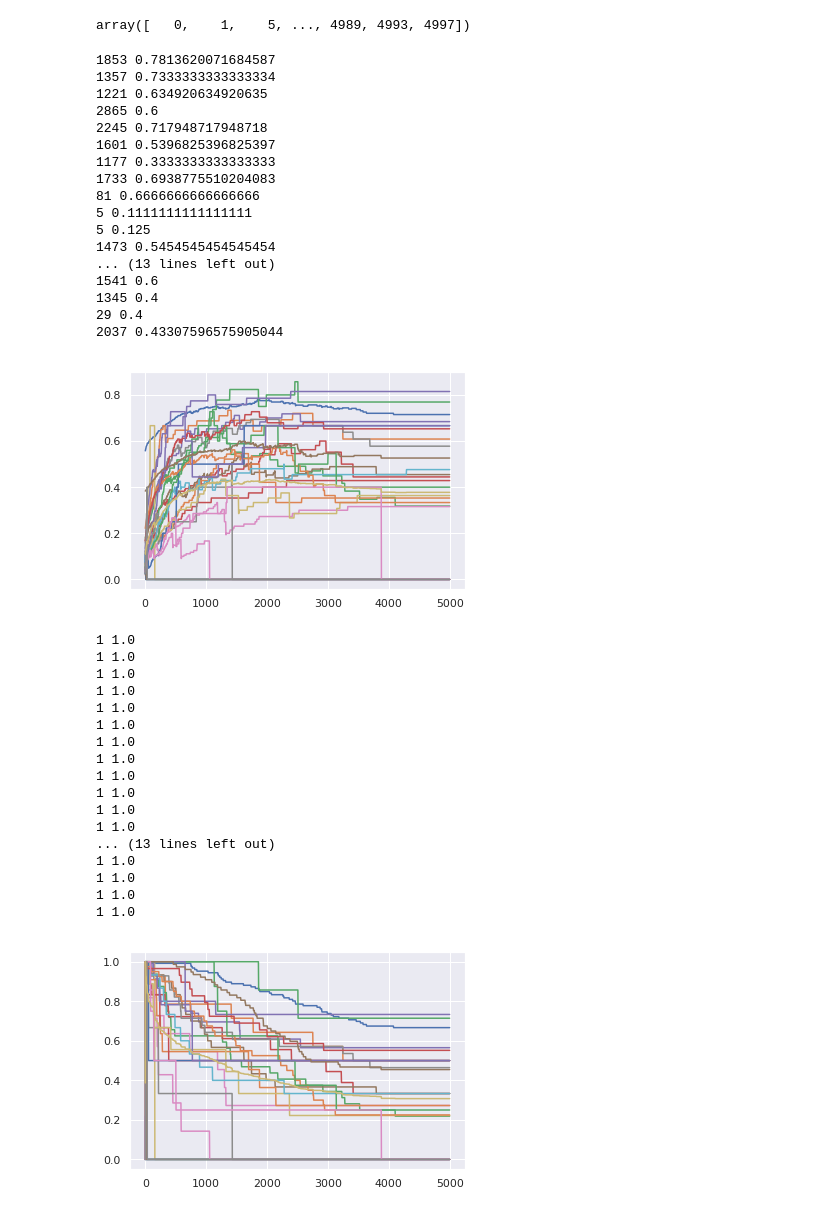
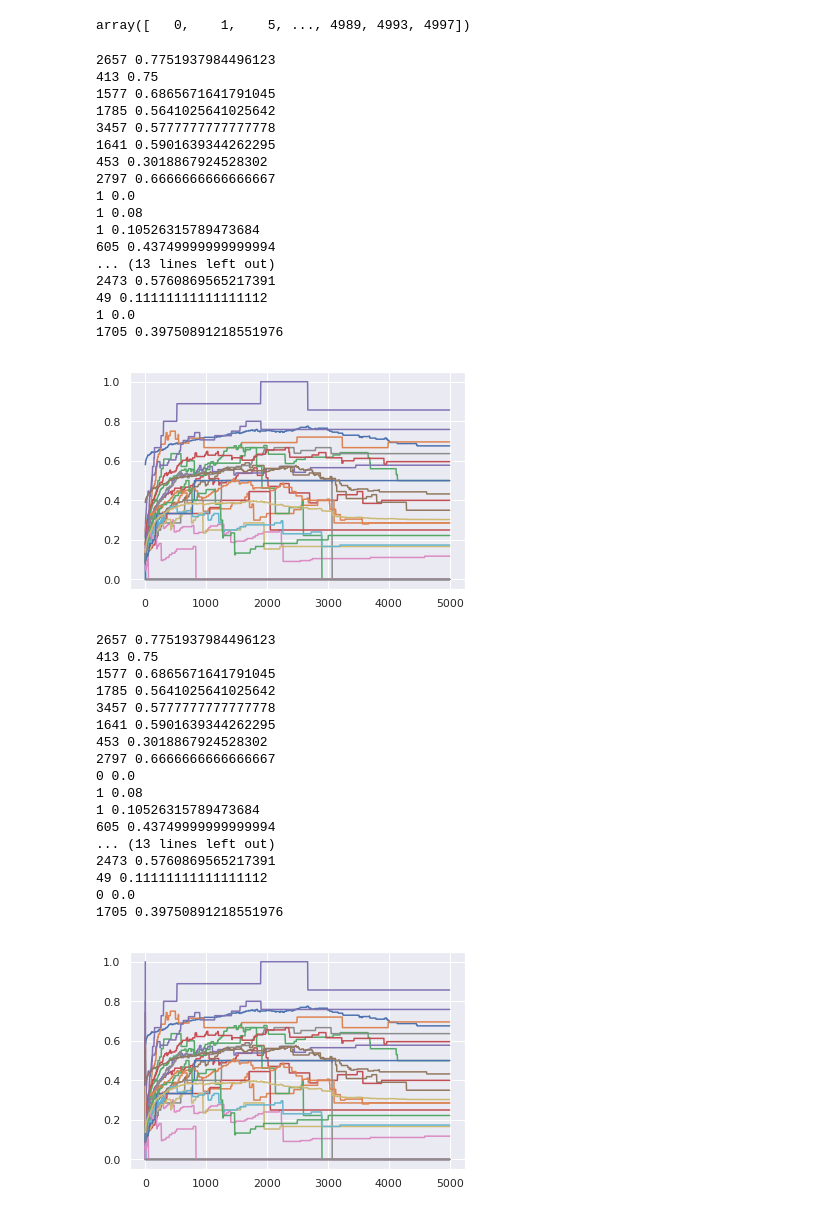
Before and after one commit to qianguzi/competition_cls, a Jupyter notebook: data_analysis/analysis_protein/thre_select.ipynb, the cells around one changed output. Cells and saved outputs as stored; diff of their text form; code cells hidden in the pictures.

```diff
--- a/data_analysis/analysis_protein/thre_select.ipynb
+++ b/data_analysis/analysis_protein/thre_select.ipynb
@@ -7,7 +7,7 @@ import matplotlib.pyplot as plt
 %matplotlib inline
 sns.set()
 # %%
-pd_eval = pd.read_csv(os.path.join('../../result/protein/256', 'protein_eval.csv'))
+pd_eval = pd.read_csv(os.path.join('../../result/protein', 'protein_eval.csv'))
 pd_eval.head()
 # %% [output]
 |  | Thre | Nucleoplasm | Nuclear_membrane | Nucleoli | Nucleoli_fibrillar_center | Nuclear_speckles | ... |
@@ -77,46 +77,46 @@ for label_name in label_names.values():
     plt.plot(x_thre, y_eval)
     print(x_thre[np.argmax(y_eval)], np.max(y_eval))
 # %% [output]
-1853 0.7813620071684587
-1357 0.7333333333333334
-1221 0.634920634920635
-2865 0.6
-2245 0.717948717948718
-1601 0.5396825396825397
-1177 0.3333333333333333
-1733 0.6938775510204083
-81 0.6666666666666666
-5 0.1111111111111111
-5 0.125
-1473 0.5454545454545454
+2657 0.7751937984496123
+413 0.75
+1577 0.6865671641791045
+1785 0.5641025641025642
+3457 0.5777777777777778
+1641 0.5901639344262295
+453 0.3018867924528302
+2797 0.6666666666666667
+1 0.0
+1 0.08
+1 0.10526315789473684
+605 0.43749999999999994
 ... (13 lines left out)
-1541 0.6
-1345 0.4
-29 0.4
-2037 0.43307596575905044
+2473 0.5760869565217391
+49 0.11111111111111112
+1 0.0
+1705 0.39750891218551976
-[figure, old version]
+[figure, new version]
 # %%
 x_thre = pd_eval['Thre'].values
 for label_name in label_names.values():
-    y_eval = np.array(list(pd_eval[label_name].values))[:,2]
+    y_eval = np.array(list(pd_eval[label_name].values))[:,0]
     plt.plot(x_thre, y_eval)
     print(x_thre[np.argmax(y_eval)], np.max(y_eval))
 # %% [output]
-1 1.0
-1 1.0
-1 1.0
-1 1.0
-1 1.0
-1 1.0
-1 1.0
-1 1.0
-1 1.0
-1 1.0
-1 1.0
-1 1.0
+2657 0.7751937984496123
+413 0.75
+1577 0.6865671641791045
+1785 0.5641025641025642
+3457 0.5777777777777778
+1641 0.5901639344262295
+453 0.3018867924528302
+2797 0.6666666666666667
+0 0.0
+1 0.08
+1 0.10526315789473684
+605 0.43749999999999994
 ... (13 lines left out)
-1 1.0
-1 1.0
-1 1.0
-1 1.0
+2473 0.5760869565217391
+49 0.11111111111111112
+0 0.0
+1705 0.39750891218551976
-[figure, old version]
+[figure, new version]
```
Also changed, not shown: parts of 2 cells of this notebook, 9 other files.
